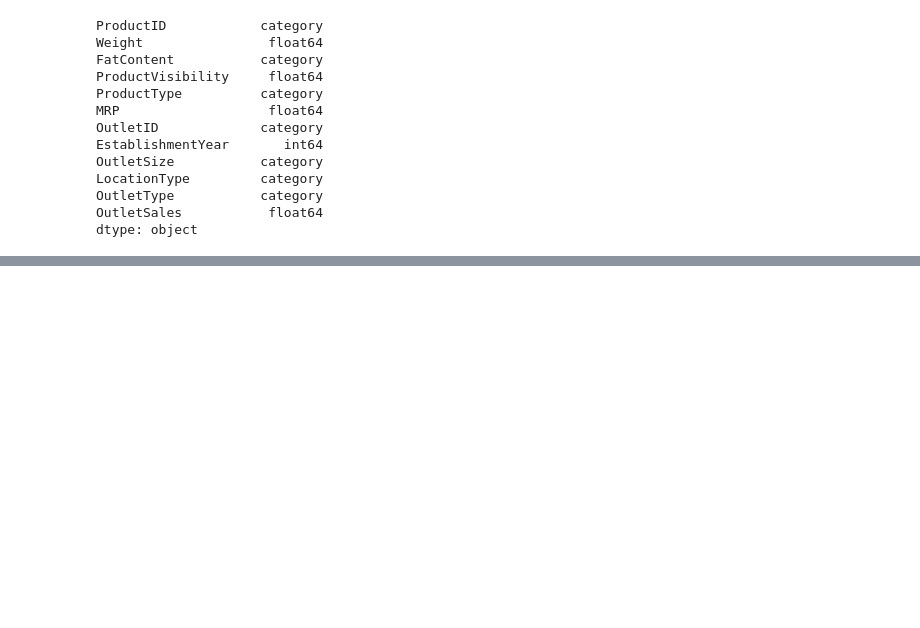
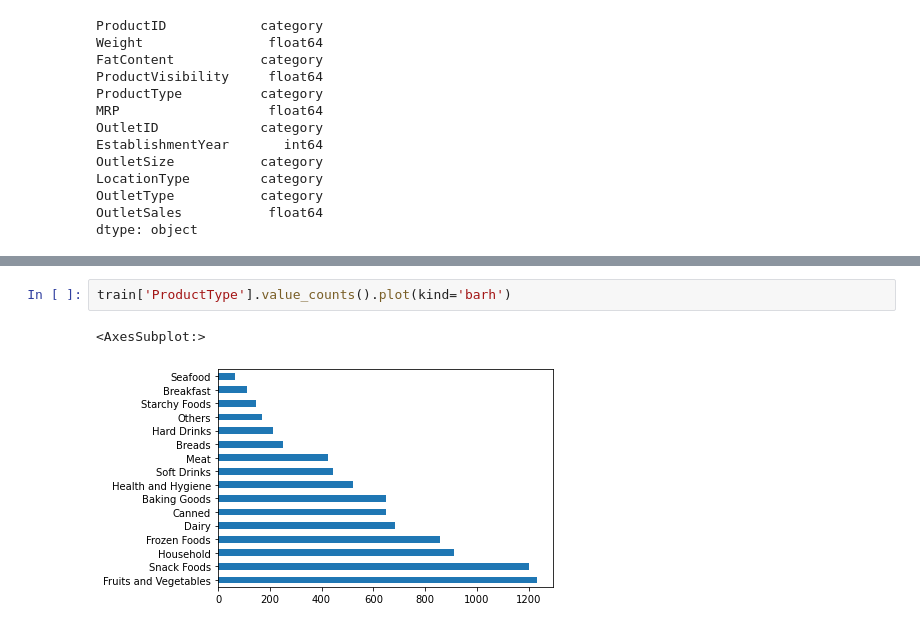
Before and after one commit to rafal-mokrzycki/Big-Mart-Sales, a Jupyter notebook: big_mart_sales_analysis.ipynb, the cells around one changed output, grey strips where cells are left out. Cells and saved outputs as stored; diff of their text form; blank space fills up the shorter version.

```diff
--- a/big_mart_sales_analysis.ipynb
+++ b/big_mart_sales_analysis.ipynb
@@ -108,0 +117,5 @@ dtype: object
+# %%
+train['ProductType'].value_counts().plot(kind='barh')
+# %% [output]
+<AxesSubplot:>
+[figure, added]
```
Also changed, not shown: parts of 12 cells of this notebook.
